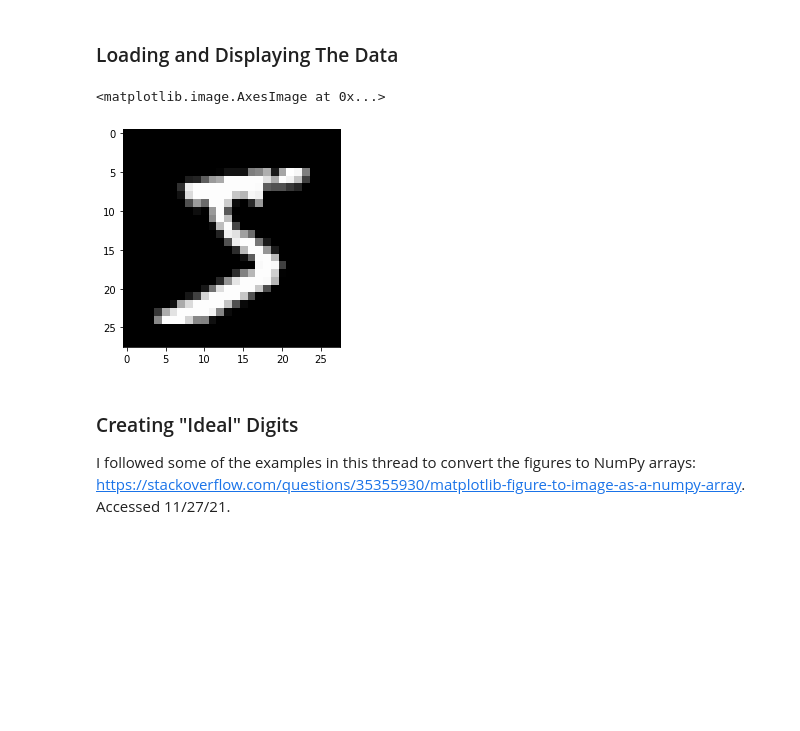
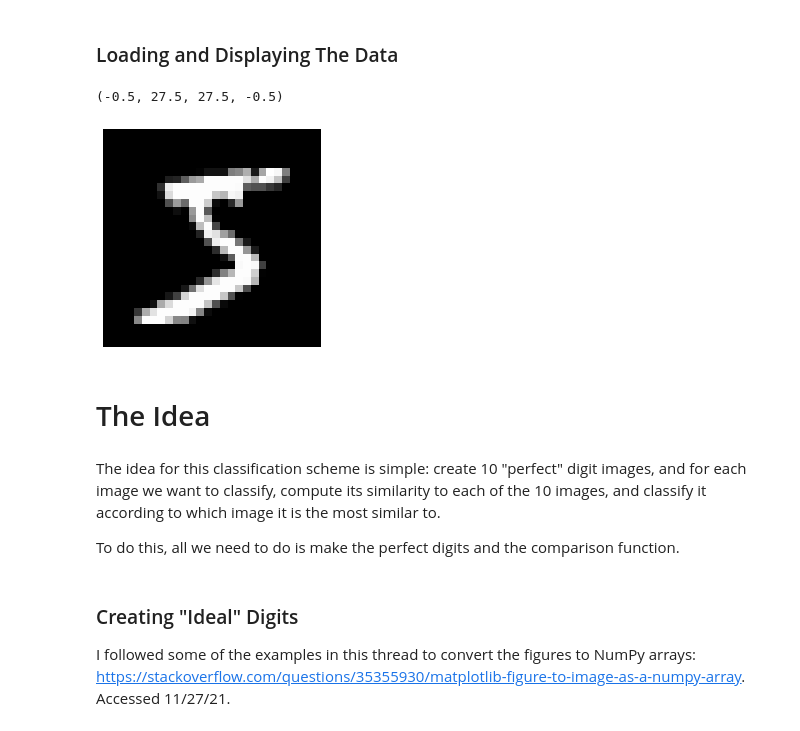
Before and after one commit to khojonat/CMSE202_Tech_1, a Jupyter notebook: ExtremelyScuffedMethod.ipynb, the cells around one changed output. Cells and saved outputs as stored; diff of their text form; code cells hidden in the pictures; blank space fills up the shorter version.

```diff
--- a/ExtremelyScuffedMethod.ipynb
+++ b/ExtremelyScuffedMethod.ipynb
@@ -15,8 +15,16 @@ mnist_array = mnist_array.reshape((70000, 28, 28))
 # %%
+# Displaying the first entry in the dataset
 plt.imshow(mnist_array[0,:,:], cmap='gray')
+plt.axis('off')
 # %% [output]
-<matplotlib.image.AxesImage at 0x...>
+(-0.5, 27.5, 27.5, -0.5)
-[figure, old version]
+[figure, new version]
+# %% [markdown]
+# The Idea
+# %% [markdown]
+The idea for this classification scheme is simple: create 10 "perfect" digit images, and for each image we want to classify, compute its similarity to each of the 10 images, and classify it according to which image it is the most similar to.
+
+To do this, all we need to do is make the perfect digits and the comparison function.
 # %% [markdown]
 ### Creating "Ideal" Digits
 I followed some of the examples in this thread to convert the figures to NumPy arrays: https://stackoverflow.com/questions/35355930/matplotlib-figure-to-image-as-a-numpy-array. Accessed 11/27/21.
```
Also changed, not shown: parts of 8 cells of this notebook, 1 other file.
